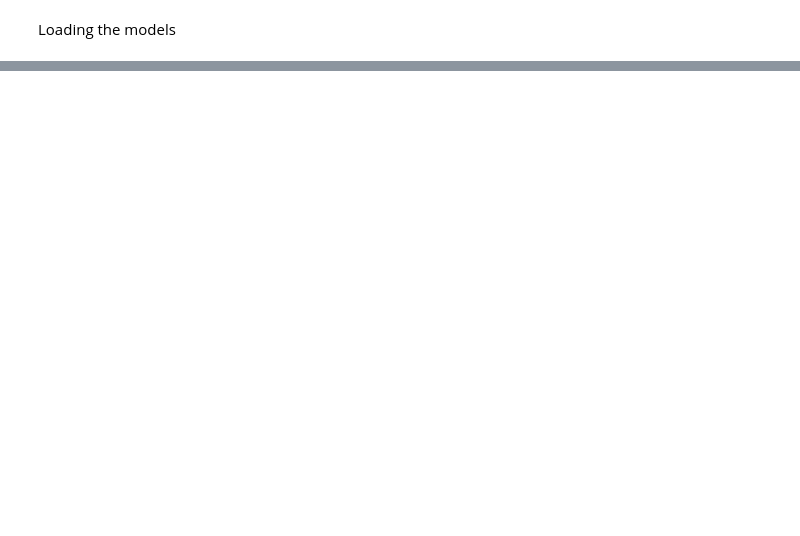
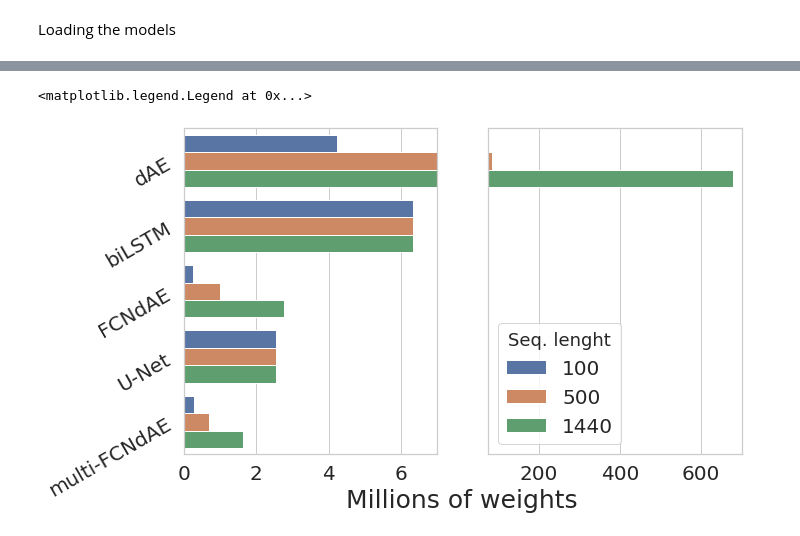
Before and after one commit to gsdpi/CondMultiTargetNILM, a Jupyter notebook: computationalEfficiency.ipynb, the cells around one changed output, grey strips where cells are left out. Drawn from its saved outputs; the diff is of its cells as text; code cells hidden in the pictures; blank space fills up the shorter version.

```diff
--- a/computationalEfficiency.ipynb
+++ b/computationalEfficiency.ipynb
@@ -36,14 +36,15 @@ data= {"X_train":trainMain,
 Loading the models
 # %%
 
-MODELSID = ["biLSTM","FCNdAE","multiFCNdAE","multiUNET"]
+%%capture
+MODELSID = ["dAE","biLSTM","FCNdAE","multiUNET","multiFCNdAE"]
 SEQ_LEN = [100,500,1440]
 APP_LABELS = list(data["app_data"].keys())
 MODELS = []
 WEIGHTS = []
 TIMES   = []
 n = 10 # Number of inferences to compute the averaged inference time
-%%capture
+
 
 for seq in SEQ_LEN:
     w = []
@@ -73,10 +74,10 @@ WARNING:tensorflow:6 out of the last 465 calls to <function Model.make_predict_f
 # %%
 WEIGHTS = np.array(WEIGHTS)
 TIMES   = np.array(TIMES)
-MODELSLABELS = ["biLSTM","FCNdAE","multiFCNdAE","UNET"]
+MODELSLABELS = ["dAE","biLSTM","FCNdAE","U-Net","multi-FCNdAE"]
 df_weights = pd.DataFrame(WEIGHTS.T,columns=SEQ_LEN,index =MODELSLABELS)/1e6
-df_weights = df_weights.loc[["multiFCNdAE","FCNdAE","UNET","biLSTM"]]
+df_weights = df_weights.loc[["dAE","FCNdAE","multi-FCNdAE","U-Net","biLSTM"]]
 
 df_times   = pd.DataFrame(TIMES.T,columns=SEQ_LEN,index =MODELSLABELS)
-df_times   = df_times.loc[["FCNdAE","UNET","multiFCNdAE","biLSTM"]]
+df_times   = df_times.loc[["dAE","FCNdAE","multi-FCNdAE","U-Net","biLSTM"]]
 df_times   = df_times # miliseconds
@@ -111,0 +84,7 @@ ax.legend(title="Seq. lenght",fontsize=18,title_fontsize=18)
+# %%
+df_w = pd.melt(df_weights,ignore_index=False,value_name="weigths")
+df_w = df_w.reset_index()
+df_w.columns = ["model","Seq. length","weights"]
+df_w['model'] = df_w['model'].astype("category")
+
+df_w
@@ -111,0 +108,41 @@ ax.legend(title="Seq. lenght",fontsize=18,title_fontsize=18)
+# %%
+
+
+import seaborn as sns
+
+# Your existing code
+colors = ['purple', 'orange', 'green']
+
+
+plot_order = df_w.sort_values('weights', ascending=False)['model'].unique()
+
+f, (ax1, ax2) = plt.subplots(ncols=2, nrows=1,figsize=(10,6))
+
+
+ax1 = sns.barplot(x="weights", y="model",
+                  hue="Seq. length", data=df_w,order=plot_order,ax=ax1)
+ax2 = sns.barplot(x="weights", y="model",
+                  hue="Seq. length", data=df_w,order=plot_order, ax=ax2)
+ax1.set_xlim(0,7)
+ax2.set_xlim(75,700)
+
+ax2.get_yaxis().set_visible(False)
+# ax = df_weights.plot.barh(grid=True,
+#                           color=colors,
+#                           figsize=(10, 6))
+
+ax1.set_ylabel("")
+
+ax1.set_xlabel("")
+ax2.set_xlabel("")
+
+ax1.tick_params("y", labelsize=20,rotation=30)
+ax1.tick_params("x", labelsize=20)
+ax2.tick_params("x", labelsize=20)
+# ax.tick_params("y", labelrotation=45, labelsize=25)
+f.text( 0.35,0.02, "Millions of weights ",fontdict={"fontsize":25}, va="center", rotation="horizontal")
+ax1.get_legend().remove()
+ax2.legend(fontsize=20,title="Seq. lenght",title_fontsize=18)
+# %% [output]
+<matplotlib.legend.Legend at 0x...>
+[figure, added]
```
Also changed, not shown: parts of 6 cells of this notebook, 3 other files.
